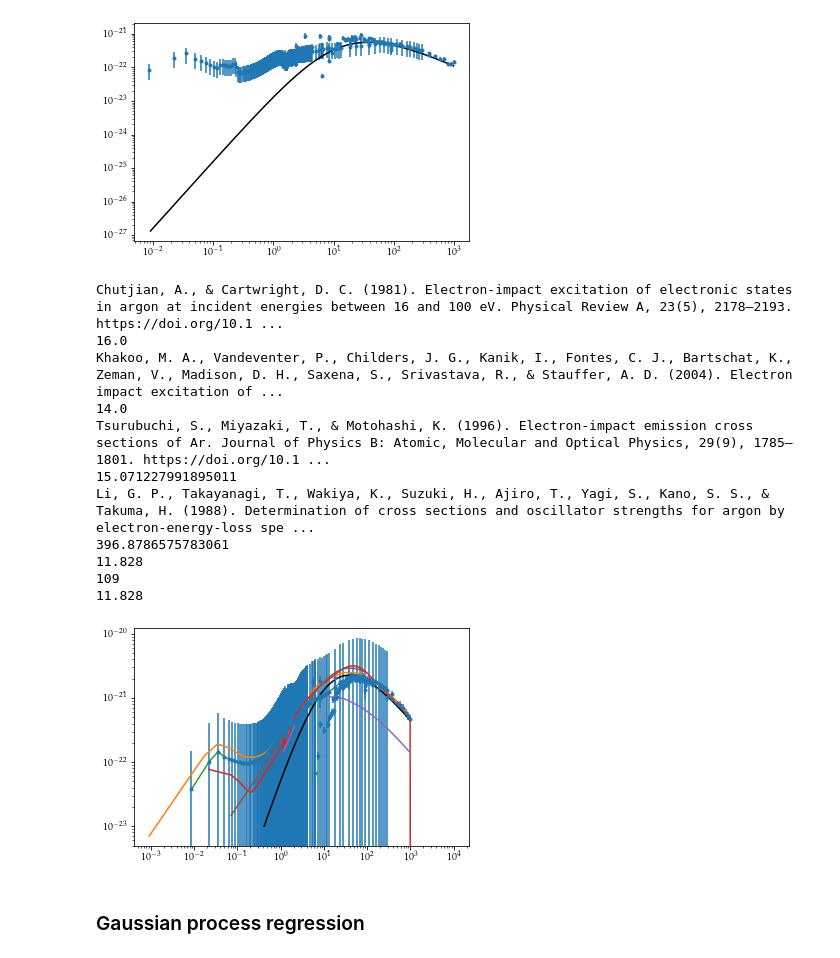
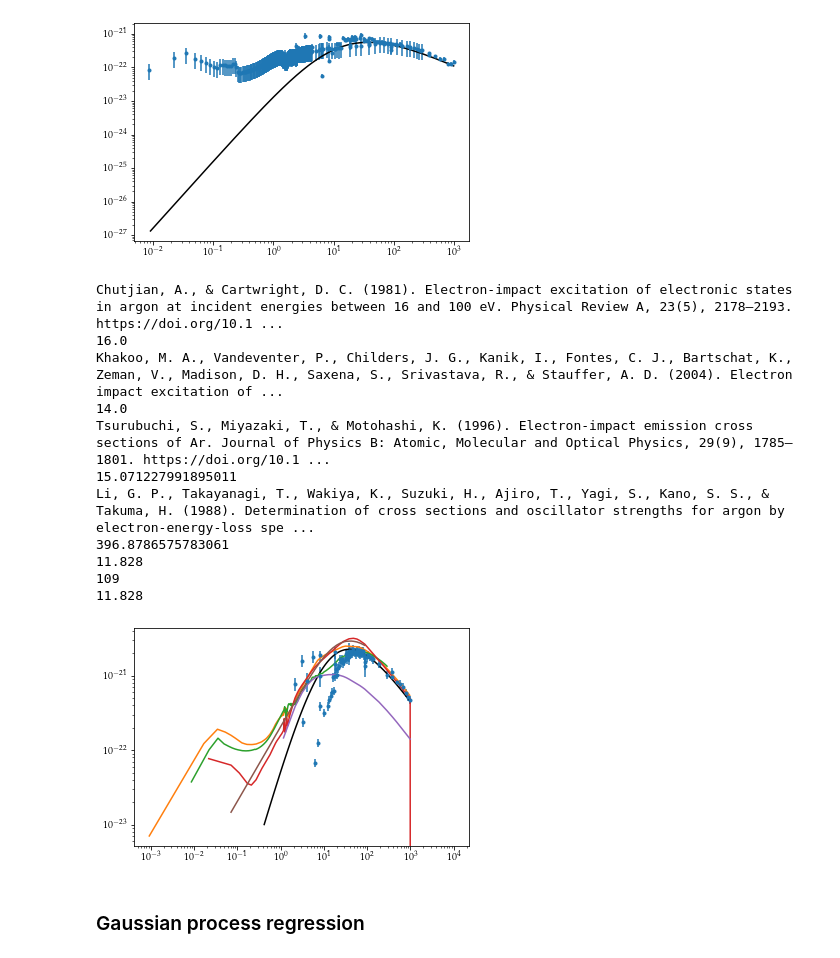
Before and after one commit to dreamer2368/uncertain-crs, a Jupyter notebook: bolsig/crs-exp-Bayes.ipynb, the cells around one changed output. Cells and saved outputs as stored; diff of their text form; code cells hidden in the pictures.

Commit message:
convert cross section measurement data.

```diff
--- a/bolsig/crs-exp-Bayes.ipynb
+++ b/bolsig/crs-exp-Bayes.ipynb
@@ -435,26 +436,7 @@ for k, swarm in enumerate(swarms):
     if dataType in swarm.datasets:
         print(swarm.ref)
         temp = np.copy(swarm.datasets[dataType].data)
-        var1 = swarm.datasets[dataType].variables[1]
 
-        if ( swarm.variables[var1][0] == 'cm2' ):
-            temp[:,1] *= 1e-4
-
-        if (swarm.variables[var1][1]!='n/a'):
-            error = temp[:,1][...,None] * 1e-2 * crs.readNumber(swarm.variables[var1][1][:-1])
-            temp = np.append( temp, error, axis=1)
-        elif (swarm.variables[var1][2]!='n/a'):
-            error = temp[:,1][...,None] * 1e-2 / 3.0 * crs.readNumber(swarm.variables[var1][2][:-1])
-            temp = np.append( temp, error, axis=1)
-        else:
-            var2 = swarm.datasets[dataType].variables[2]
-            if ( swarm.variables[var2][0] == '%' ):
-                temp[:,2] *= 1e-2 * temp[:,1]
-            elif ( swarm.variables[var2][0] == 'cm2' ):
-                temp[:,2] *= 1e-4
-            if ( var2[-3:] == 'max' ):
-#                 temp[:,2] *= 1.0
-                temp[:,2] *= 1.0 / 3.0
         print(temp[0,0])
 #         W += [temp]
         if (W is None):
@@ -476,7 +458,7 @@ for c in BSR.crs:
         print(c.deltaE)
         print(np.count_nonzero(np.logical_and((temp[:,0]-E_ext[3]>np.exp(1)), (temp[:,0]-E_ext[3]<np.exp(3)))))
 #         W += [temp]
-        W = np.append( W, temp, axis=0)
+#         W = np.append( W, temp, axis=0)
 
 for c in IST.crs:
     if ((c.colType==2) and (c.deltaE>11.8) & (c.deltaE<11.9)):
@@ -502,34 +484,34 @@ plt.figure(1)
 #     plt.errorbar(Wk[:,0]-E4,Wk[:,1],yerr=Wk[:,2],fmt='.')
 plt.errorbar(W[:,0]-E_ext[3],W[:,1],yerr=W[:,2],fmt='.')
 # plt.loglog(temp[:,0]-E_ext[3],temp[:,1],'-r')
 # plt.loglog(temp1[:,0]-E_ext[3],temp1[:,1],'-r')
 plt.plot(Etest[mask]-E_ext[3],model0[mask],'-k')
 plt.xscale('log')
 plt.yscale('log')
 
 h = []
 for k, dataset in enumerate(datasets[:-2]):
     filename = "./crs/%s.txt" % dataset
     tmp = cross.multipleCrossSections(filename)
 
     for c in tmp.crs:
         if ((c.colType==2) and (c.deltaE>11.8) and (c.deltaE<11.9)):
             targetmf = np.copy(c.data[1:,:])
             plt.loglog(targetmf[:,0] - E_ext[3],targetmf[:,1],'-')
             h += [dataset]
 # %% [output]
 Chutjian, A., & Cartwright, D. C. (1981). Electron-impact excitation of electronic states in argon at incident energies between 16 and 100 eV. Physical Review A, 23(5), 2178–2193. https://doi.org/10.1 ...
 16.0
 Khakoo, M. A., Vandeventer, P., Childers, J. G., Kanik, I., Fontes, C. J., Bartschat, K., Zeman, V., Madison, D. H., Saxena, S., Srivastava, R., & Stauffer, A. D. (2004). Electron impact excitation of ...
 14.0
 Tsurubuchi, S., Miyazaki, T., & Motohashi, K. (1996). Electron-impact emission cross sections of Ar. Journal of Physics B: Atomic, Molecular and Optical Physics, 29(9), 1785–1801. https://doi.org/10.1 ...
 15.071227991895011
 Li, G. P., Takayanagi, T., Wakiya, K., Suzuki, H., Ajiro, T., Yagi, S., Kano, S. S., & Takuma, H. (1988). Determination of cross sections and oscillator strengths for argon by electron-energy-loss spe ...
 396.8786575783061
 11.828
 109
 11.828
-[figure, old version]
+[figure, new version]
 # %% [markdown]
 ### Gaussian process regression
 # %%
```
Also changed, not shown: parts of 1 cell of this notebook, 3 other files.
